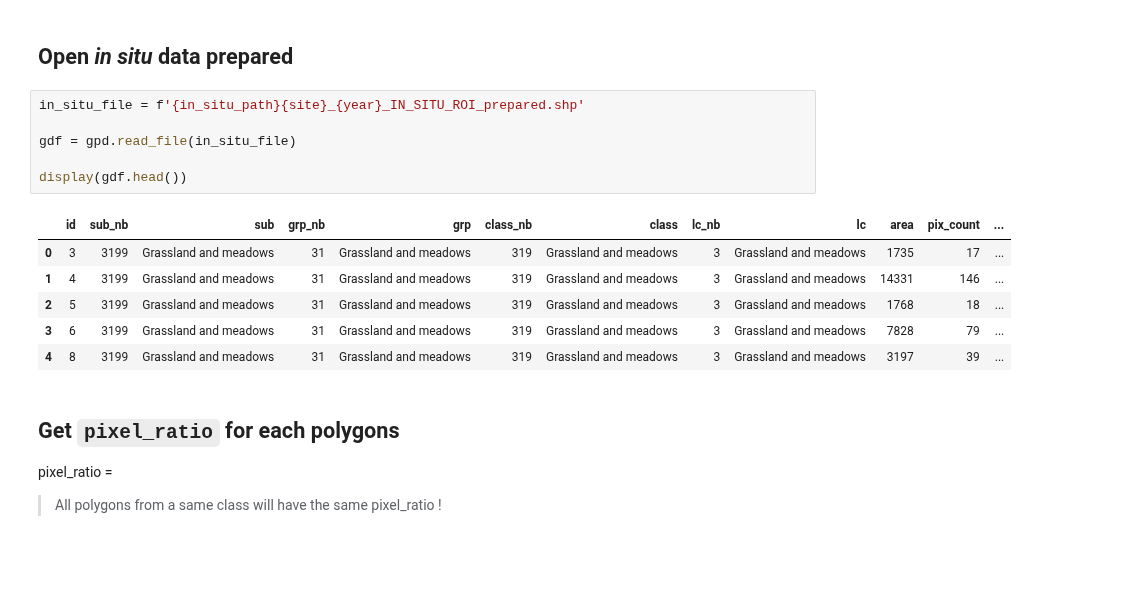
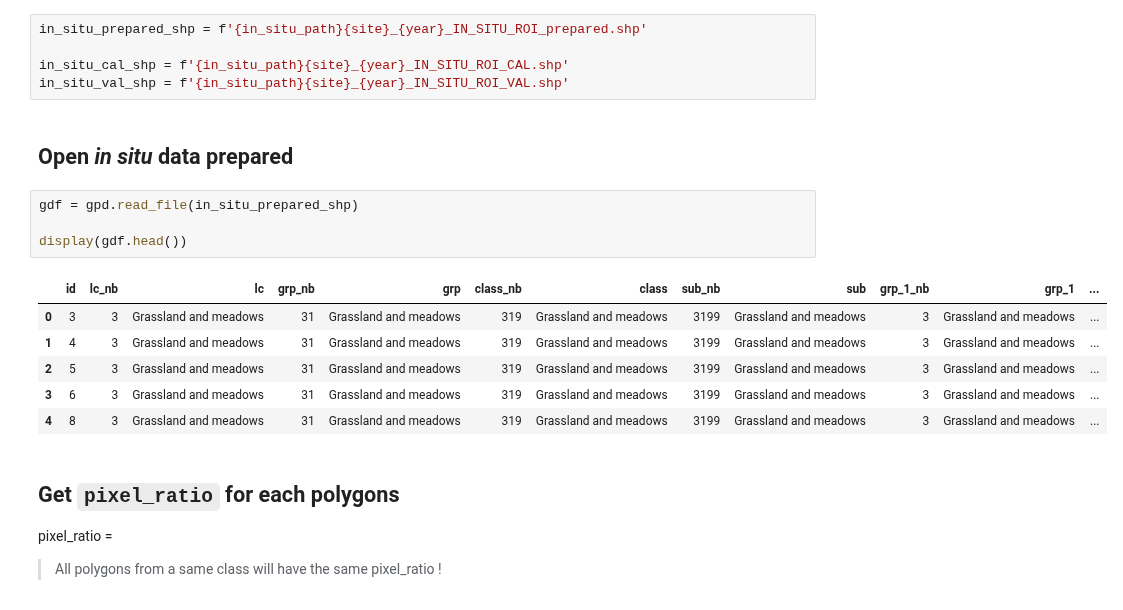
Before and after one commit to nicolasdeffense/eo-toolbox, a Jupyter notebook: notebooks/7_Classification/in_situ_sampling_design.ipynb, the cells around one changed output. Cells and saved outputs as stored; diff of their text form; blank space fills up the shorter version.

```diff
--- a/notebooks/7_Classification/in_situ_sampling_design.ipynb
+++ b/notebooks/7_Classification/in_situ_sampling_design.ipynb
@@ -46,18 +48,21 @@ sample_ratio_lo = 0.75
+# %%
+in_situ_prepared_shp = f'{in_situ_path}{site}_{year}_IN_SITU_ROI_prepared.shp'
+
+in_situ_cal_shp = f'{in_situ_path}{site}_{year}_IN_SITU_ROI_CAL.shp'
+in_situ_val_shp = f'{in_situ_path}{site}_{year}_IN_SITU_ROI_VAL.shp'
 # %% [markdown]
 ## Open *in situ* data prepared
 # %%
-in_situ_file = f'{in_situ_path}{site}_{year}_IN_SITU_ROI_prepared.shp'
-
-gdf = gpd.read_file(in_situ_file)
+gdf = gpd.read_file(in_situ_prepared_shp)
 
 display(gdf.head())
 # %% [output]
-|  | id | sub_nb | sub | grp_nb | grp | class_nb | class | lc_nb | lc | area | pix_count | ... |
-| 0 | 3 | 3199 | Grassland and meadows | 31 | Grassland and meadows | 319 | Grassland and meadows | 3 | Grassland and meadows | 1735 | 17 | ... |
-| 1 | 4 | 3199 | Grassland and meadows | 31 | Grassland and meadows | 319 | Grassland and meadows | 3 | Grassland and meadows | 14331 | 146 | ... |
-| 2 | 5 | 3199 | Grassland and meadows | 31 | Grassland and meadows | 319 | Grassland and meadows | 3 | Grassland and meadows | 1768 | 18 | ... |
-| 3 | 6 | 3199 | Grassland and meadows | 31 | Grassland and meadows | 319 | Grassland and meadows | 3 | Grassland and meadows | 7828 | 79 | ... |
-| 4 | 8 | 3199 | Grassland and meadows | 31 | Grassland and meadows | 319 | Grassland and meadows | 3 | Grassland and meadows | 3197 | 39 | ... |
+|  | id | lc_nb | lc | grp_nb | grp | class_nb | class | sub_nb | sub | grp_1_nb | grp_1 | ... |
+| 0 | 3 | 3 | Grassland and meadows | 31 | Grassland and meadows | 319 | Grassland and meadows | 3199 | Grassland and meadows | 3 | Grassland and meadows | ... |
+| 1 | 4 | 3 | Grassland and meadows | 31 | Grassland and meadows | 319 | Grassland and meadows | 3199 | Grassland and meadows | 3 | Grassland and meadows | ... |
+| 2 | 5 | 3 | Grassland and meadows | 31 | Grassland and meadows | 319 | Grassland and meadows | 3199 | Grassland and meadows | 3 | Grassland and meadows | ... |
+| 3 | 6 | 3 | Grassland and meadows | 31 | Grassland and meadows | 319 | Grassland and meadows | 3199 | Grassland and meadows | 3 | Grassland and meadows | ... |
+| 4 | 8 | 3 | Grassland and meadows | 31 | Grassland and meadows | 319 | Grassland and meadows | 3199 | Grassland and meadows | 3 | Grassland and meadows | ... |
 # %% [markdown]
 ## Get `pixel_ratio` for each polygons
 
```
Also changed, not shown: parts of 9 cells of this notebook, 12 other files.
